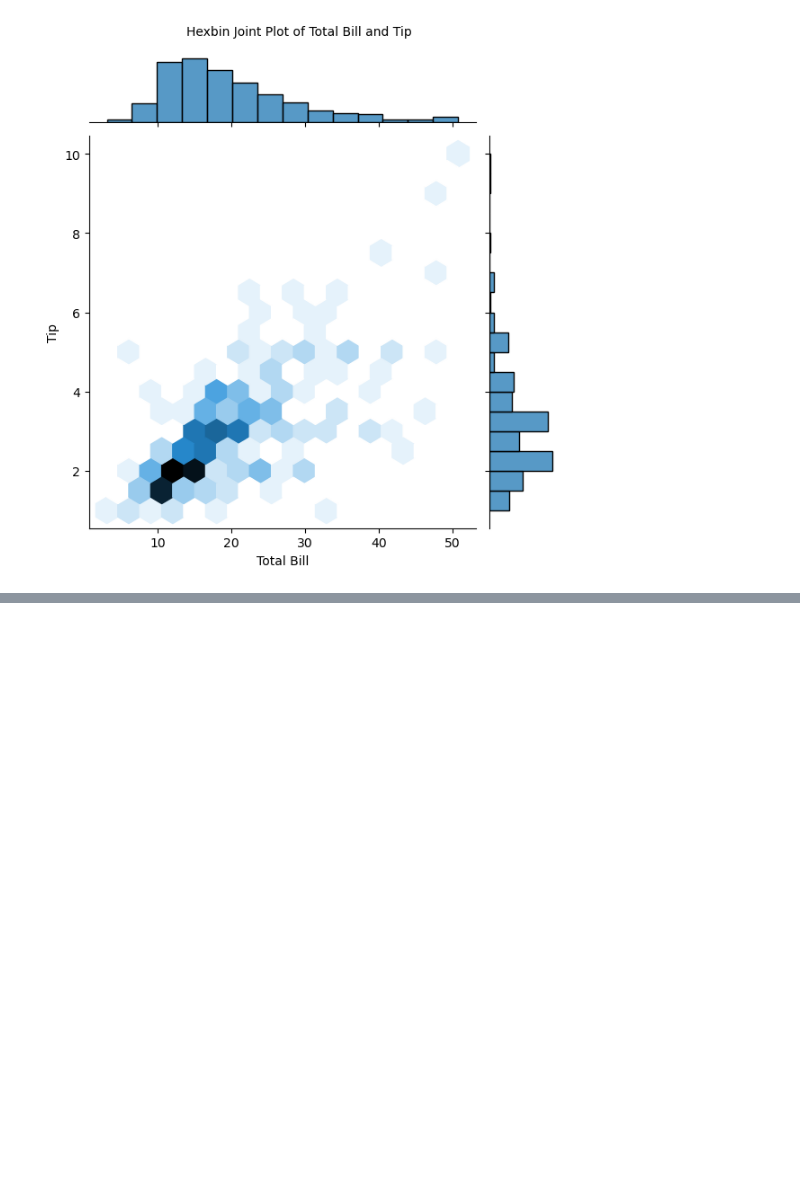
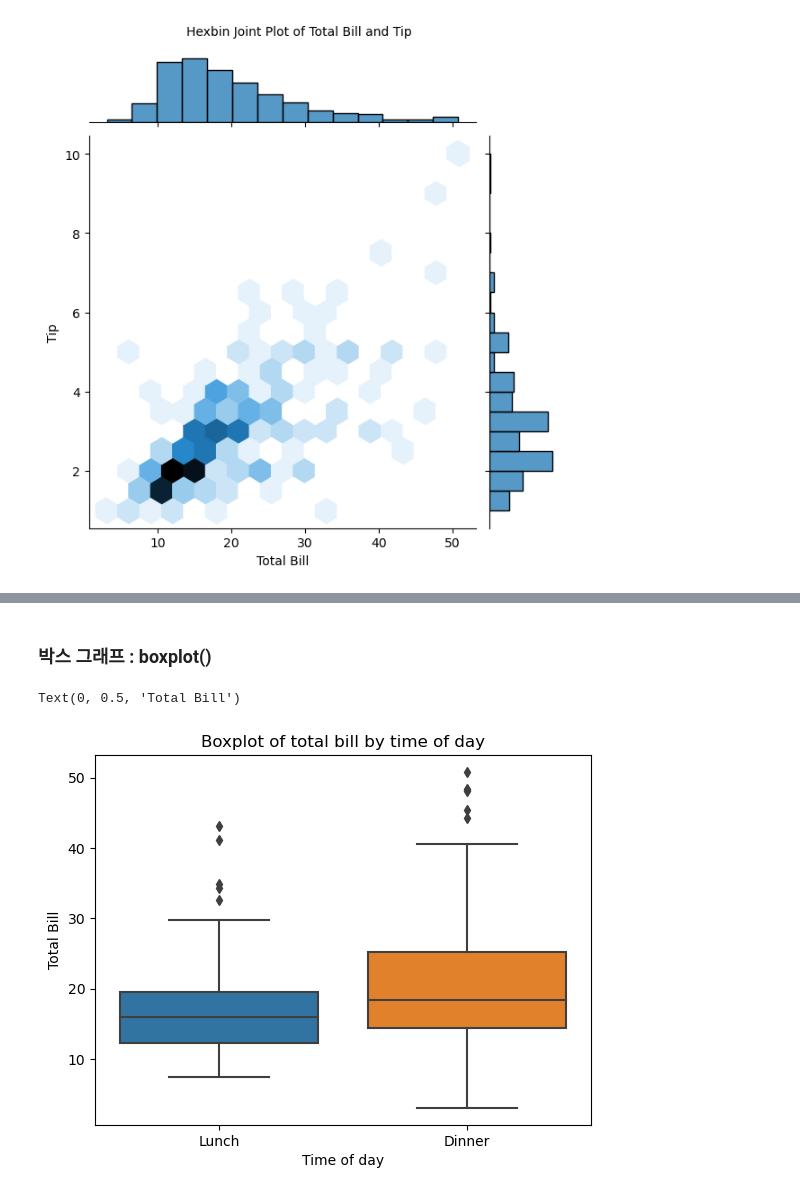
Before and after one commit to minimini9951/Python-Study, a Jupyter notebook: Do it Pandas.ipynb, the cells around one changed output, grey strips where cells are left out. Drawn from its saved outputs; the diff is of its cells as text; code cells hidden in the pictures; blank space fills up the shorter version.

```diff
--- a/Do it Pandas.ipynb
+++ b/Do it Pandas.ipynb
@@ -286,0 +327,11 @@ Text(0.5, 1.03, 'Hexbin Joint Plot of Total Bill and Tip')
+# %% [markdown]
+### 박스 그래프 : boxplot()
+# %%
+ax = plt.subplots() # 격자 생성
+ax = sns.boxplot(x='time', y='total_bill', data=tips)
+ax.set_title('Boxplot of total bill by time of day')
+ax.set_xlabel('Time of day')
+ax.set_ylabel('Total Bill')
+# %% [output]
+Text(0, 0.5, 'Total Bill')
+[figure, added]
```
Also changed, not shown: parts of 28 cells of this notebook.
